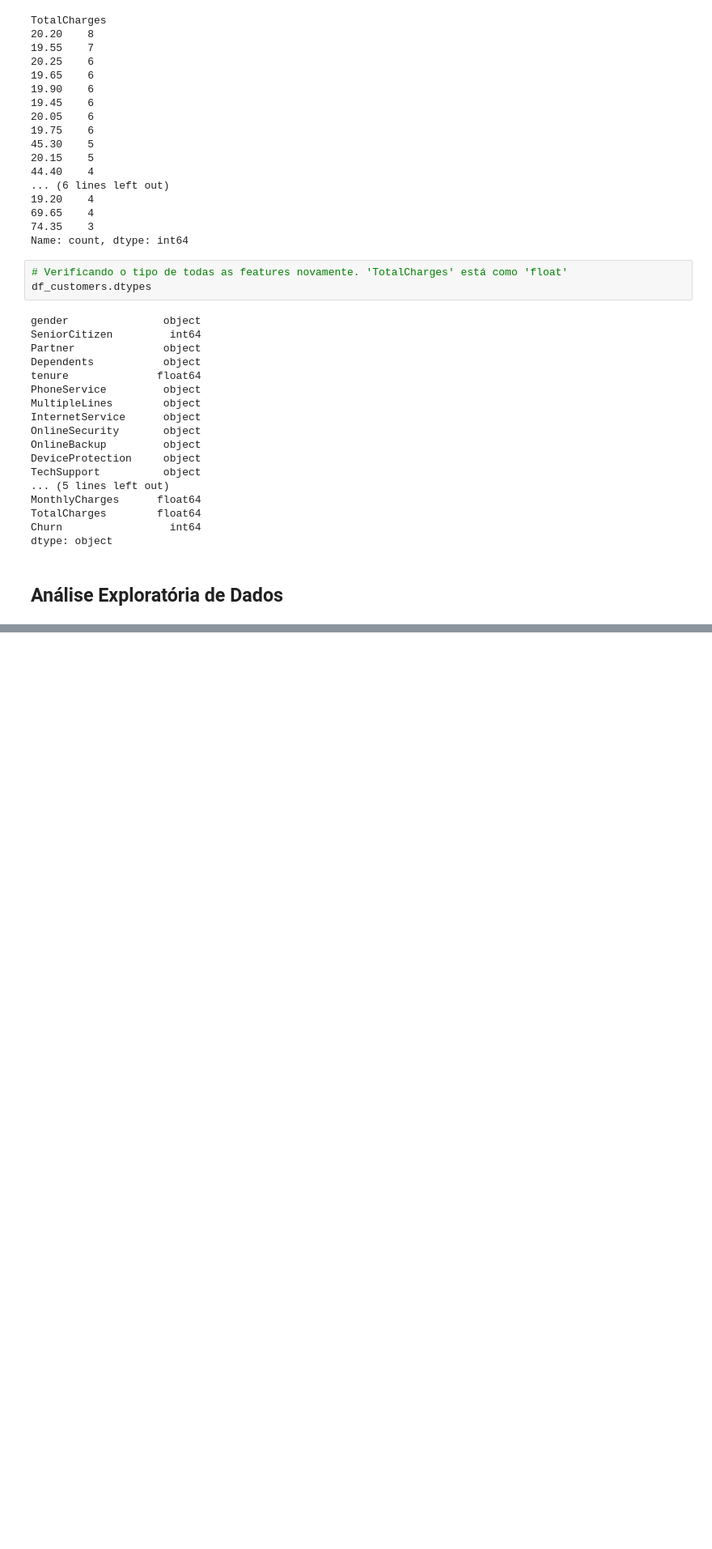
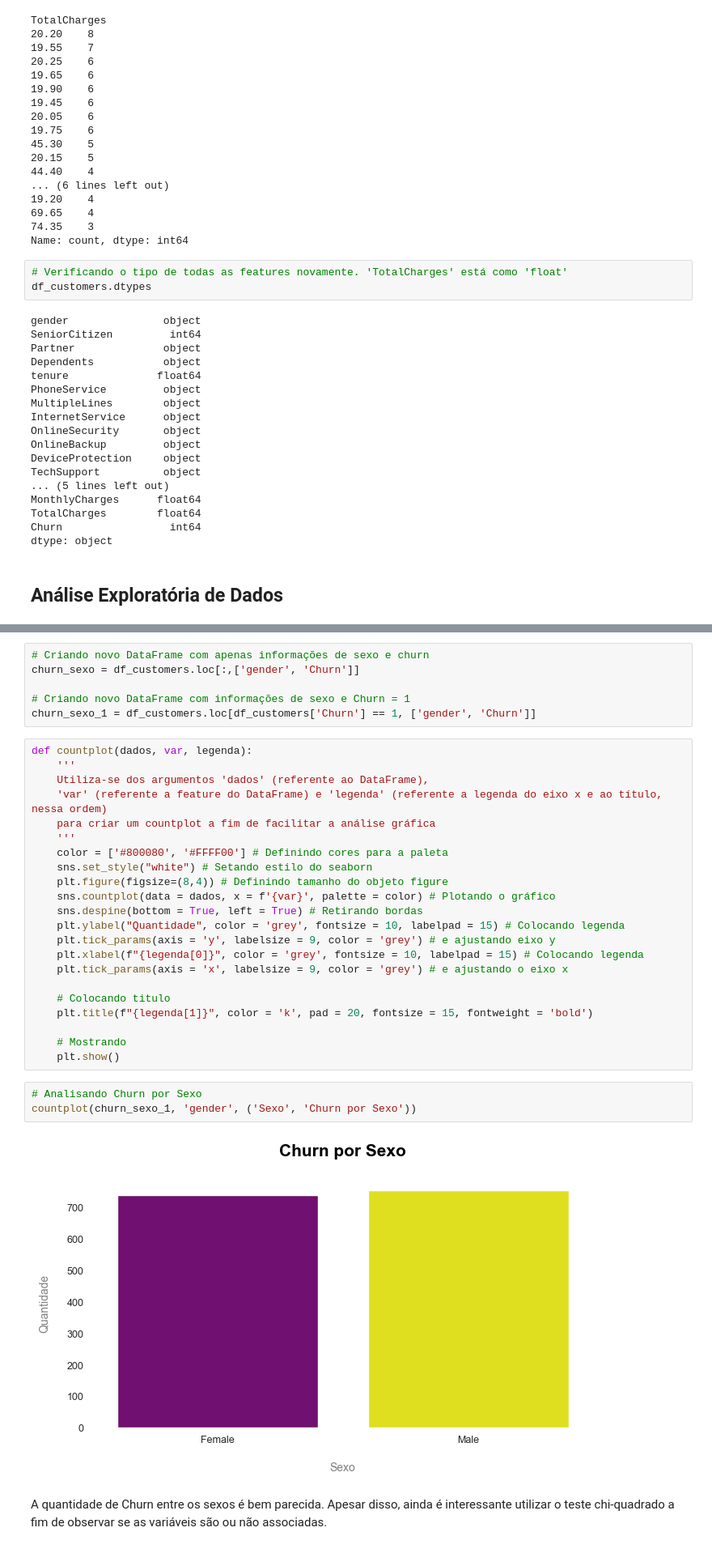
Before and after one commit to lazarocordeirosilva/Previsao_Churn, a Jupyter notebook: notebook/Churn Analysis.ipynb, the cells around one changed output, grey strips where cells are left out. Shown at 81% size. Cells and saved outputs as stored; diff of their text form; blank space fills up the shorter version.

```diff
--- a/notebook/Churn Analysis.ipynb
+++ b/notebook/Churn Analysis.ipynb
@@ -302,0 +453,35 @@ dtype: object
+# %%
+# Criando novo DataFrame com apenas informações de sexo e churn
+churn_sexo = df_customers.loc[:,['gender', 'Churn']]
+
+# Criando novo DataFrame com informações de sexo e Churn = 1
+churn_sexo_1 = df_customers.loc[df_customers['Churn'] == 1, ['gender', 'Churn']]
+# %%
+def countplot(dados, var, legenda):
+    '''
+    Utiliza-se dos argumentos 'dados' (referente ao DataFrame),
+    'var' (referente a feature do DataFrame) e 'legenda' (referente a legenda do eixo x e ao título, nessa ordem)
+    para criar um countplot a fim de facilitar a análise gráfica
+    '''
+    color = ['#800080', '#FFFF00'] # Definindo cores para a paleta
+    sns.set_style("white") # Setando estilo do seaborn
+    plt.figure(figsize=(8,4)) # Definindo tamanho do objeto figure
+    sns.countplot(data = dados, x = f'{var}', palette = color) # Plotando o gráfico
+    sns.despine(bottom = True, left = True) # Retirando bordas
+    plt.ylabel("Quantidade", color = 'grey', fontsize = 10, labelpad = 15) # Colocando legenda
+    plt.tick_params(axis = 'y', labelsize = 9, color = 'grey') # e ajustando eixo y
+    plt.xlabel(f"{legenda[0]}", color = 'grey', fontsize = 10, labelpad = 15) # Colocando legenda
+    plt.tick_params(axis = 'x', labelsize = 9, color = 'grey') # e ajustando o eixo x
+
+    # Colocando titulo
+    plt.title(f"{legenda[1]}", color = 'k', pad = 20, fontsize = 15, fontweight = 'bold')
+
+    # Mostrando
+    plt.show()
+# %%
+# Analisando Churn por Sexo
+countplot(churn_sexo_1, 'gender', ('Sexo', 'Churn por Sexo'))
+# %% [output]
+[figure, added]
+# %% [markdown]
+A quantidade de Churn entre os sexos é bem parecida. Apesar disso, ainda é interessante utilizar o teste chi-quadrado a fim de observar se as variáveis são ou não associadas.
```
Also changed, not shown: parts of 42 cells of this notebook.
